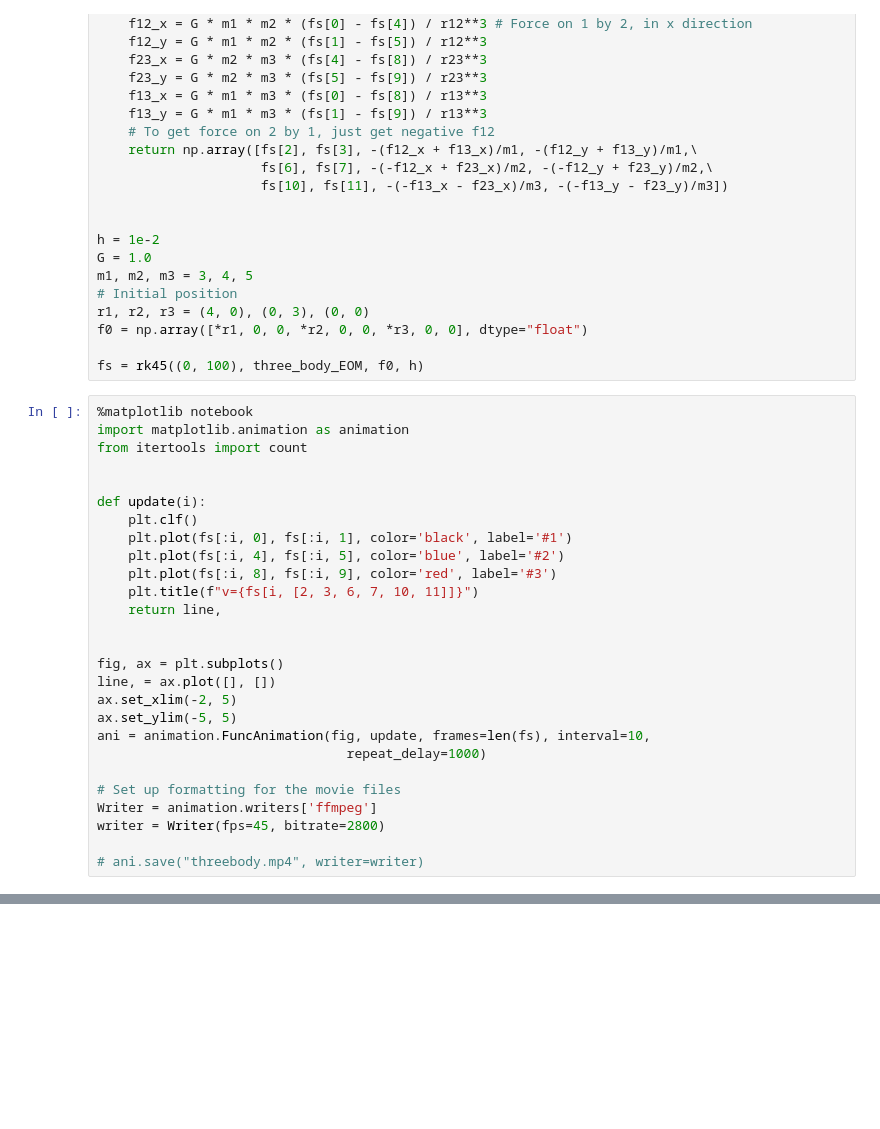
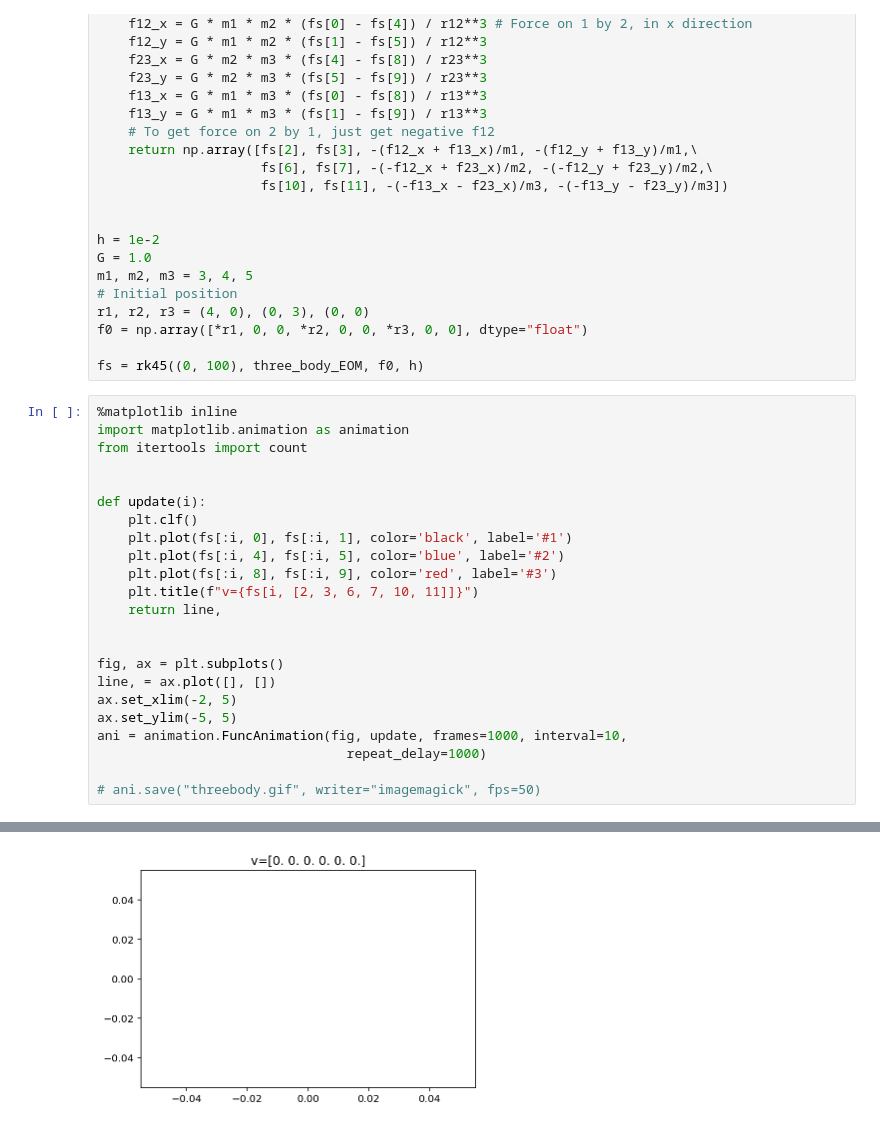
Before and after one commit to watertien/computational_physics, a Jupyter notebook: ODE_solver.ipynb, the cells around one changed output, grey strips where cells are left out. Saved outputs shown, nothing was run; the diff lists cells and outputs as text; blank space fills up the shorter version.

```diff
--- a/ODE_solver.ipynb
+++ b/ODE_solver.ipynb
@@ -341,7 +355,7 @@ f0 = np.array([*r1, 0, 0, *r2, 0, 0, *r3, 0, 0], dtype="float")
 
 fs = rk45((0, 100), three_body_EOM, f0, h)
 # %%
-%matplotlib notebook
+%matplotlib inline
 import matplotlib.animation as animation
 from itertools import count
 
@@ -359,12 +373,8 @@ fig, ax = plt.subplots()
 line, = ax.plot([], [])
 ax.set_xlim(-2, 5)
 ax.set_ylim(-5, 5)
-ani = animation.FuncAnimation(fig, update, frames=len(fs), interval=10,
+ani = animation.FuncAnimation(fig, update, frames=1000, interval=10,
                                 repeat_delay=1000)
 
-# Set up formatting for the movie files
-Writer = animation.writers['ffmpeg']
-writer = Writer(fps=45, bitrate=2800)
-
-# ani.save("threebody.mp4", writer=writer)
+# ani.save("threebody.gif", writer="imagemagick", fps=50)
 # %% [output]
@@ -372,0 +381 @@ writer = Writer(fps=45, bitrate=2800)
+[figure, added]
```
Also changed, not shown: parts of 7 cells of this notebook, 8 other files.
